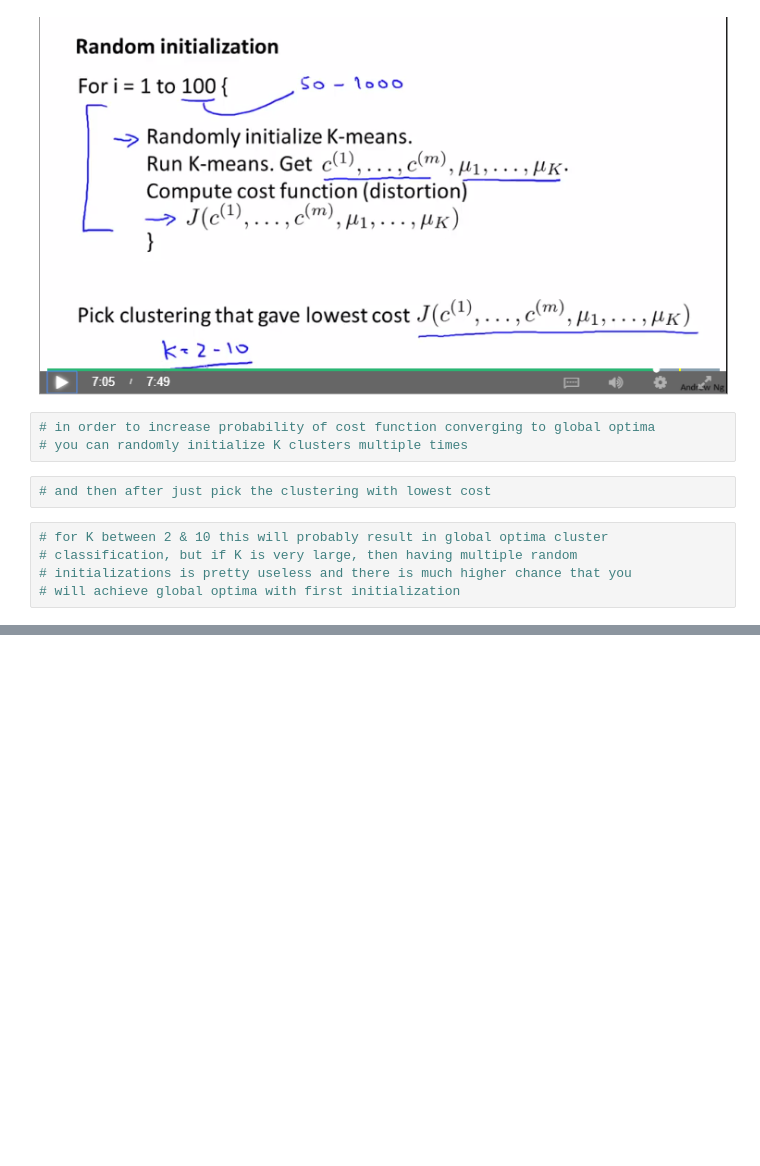
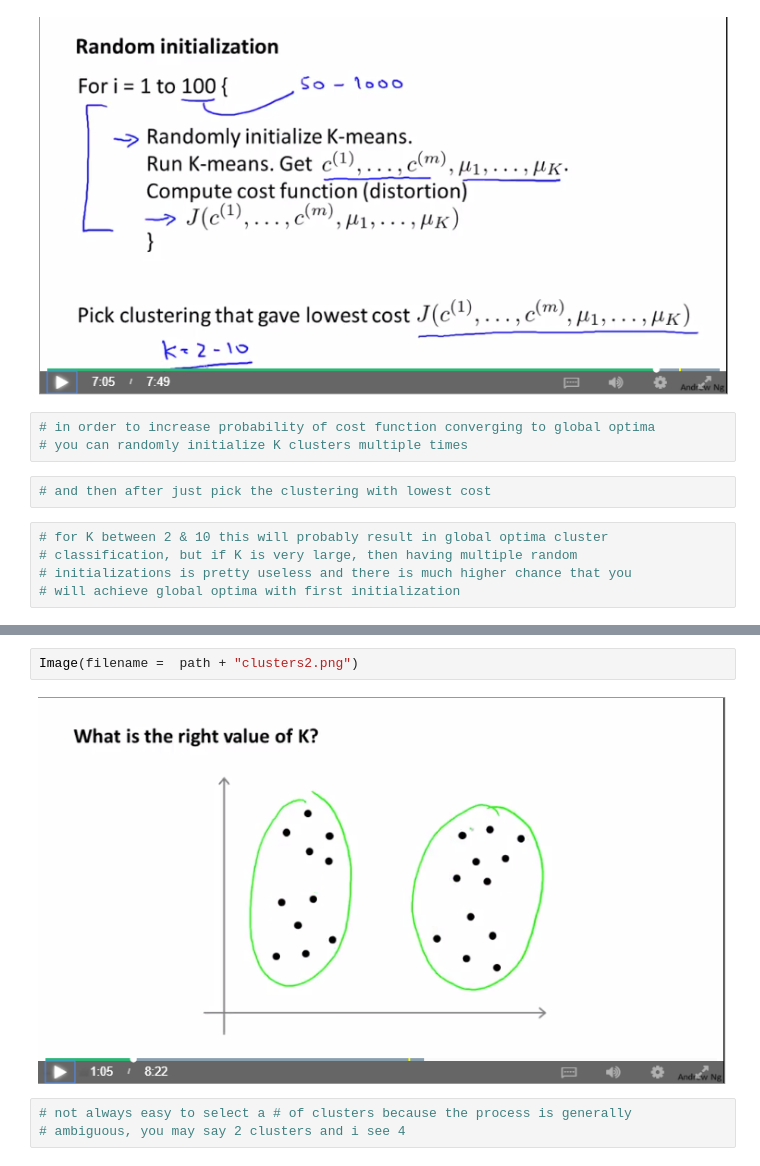
Before and after one commit to louloret/Andrew-NG-Machine-Learning, a Jupyter notebook: Week8_Unsupervised_Learning-checkpoint.ipynb, the cells around one changed output, grey strips where cells are left out. Cells and saved outputs as stored; diff of their text form; blank space fills up the shorter version.

```diff
--- a/Week8_Unsupervised_Learning-checkpoint.ipynb
+++ b/Week8_Unsupervised_Learning-checkpoint.ipynb
@@ -180,0 +192,7 @@ Image(filename =  path + "multi_rounds.png")
+# %%
+Image(filename =  path + "clusters2.png")
+# %% [output]
+[figure, added]
+# %%
+# not always easy to select a # of clusters because the process is generally
+# ambiguous, you may say 2 clusters and i see 4
```
Also changed, not shown: parts of 10 cells of this notebook.
